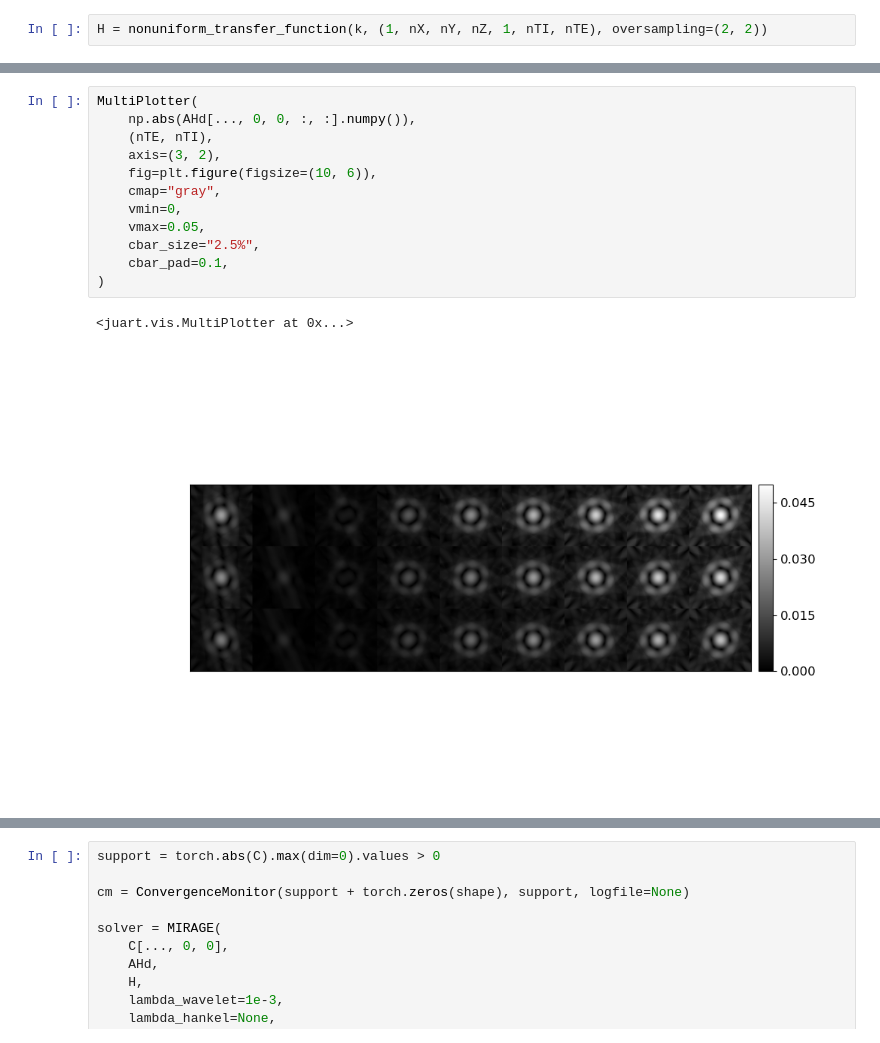
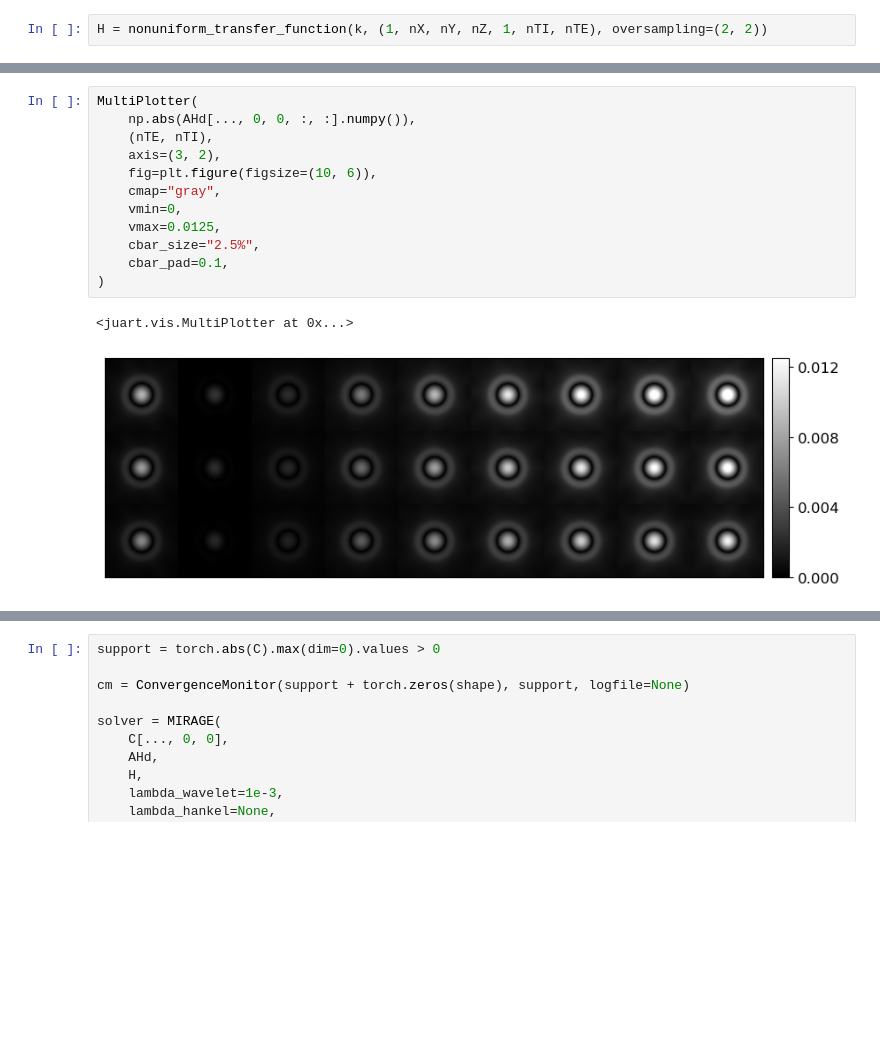
Before and after one commit to jumri-project/juart, a Jupyter notebook: notebooks/reconstruction_simulated_data.ipynb, the cells around one changed output, grey strips where cells are left out. Saved outputs shown, nothing was run; the diff lists cells and outputs as text; blank space fills up the shorter version.

```diff
--- a/notebooks/reconstruction_simulated_data.ipynb
+++ b/notebooks/reconstruction_simulated_data.ipynb
@@ -132,18 +130,18 @@ MultiPlotter(
 # %%
 MultiPlotter(
     np.abs(AHd[..., 0, 0, :, :].numpy()),
     (nTE, nTI),
     axis=(3, 2),
     fig=plt.figure(figsize=(10, 6)),
     cmap="gray",
     vmin=0,
-    vmax=0.05,
+    vmax=0.0125,
     cbar_size="2.5%",
     cbar_pad=0.1,
 )
 # %% [output]
 <juart.vis.MultiPlotter at 0x...>
-[figure, old version]
+[figure, new version]
 # %%
 MultiPlotter(
     np.angle(AHd[..., 0, 0, :, :].numpy()),
```
Also changed, not shown: parts of 10 cells of this notebook, 3 other files.
